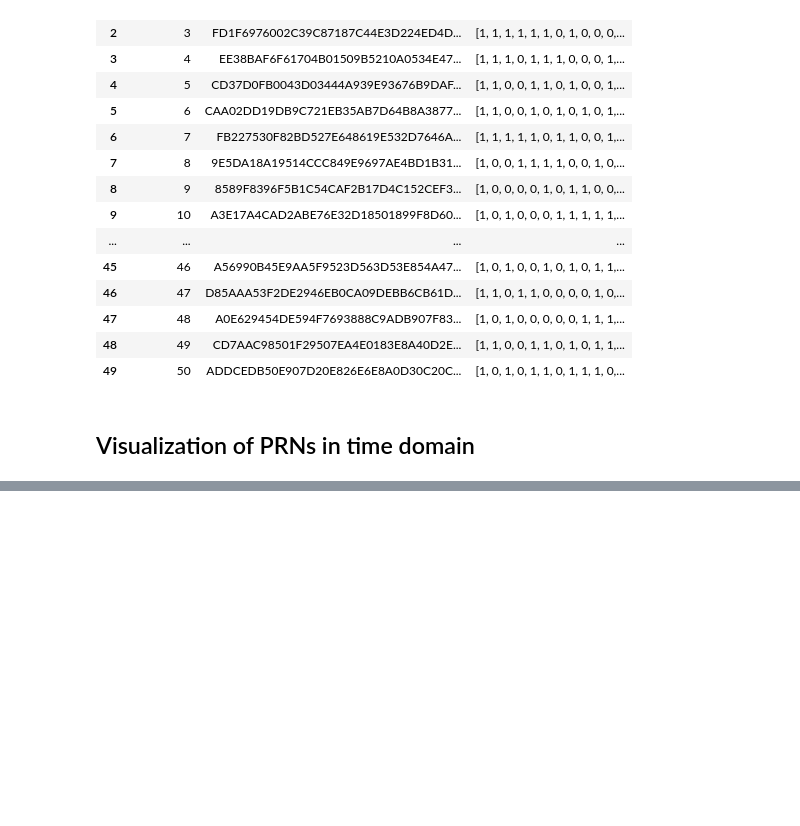
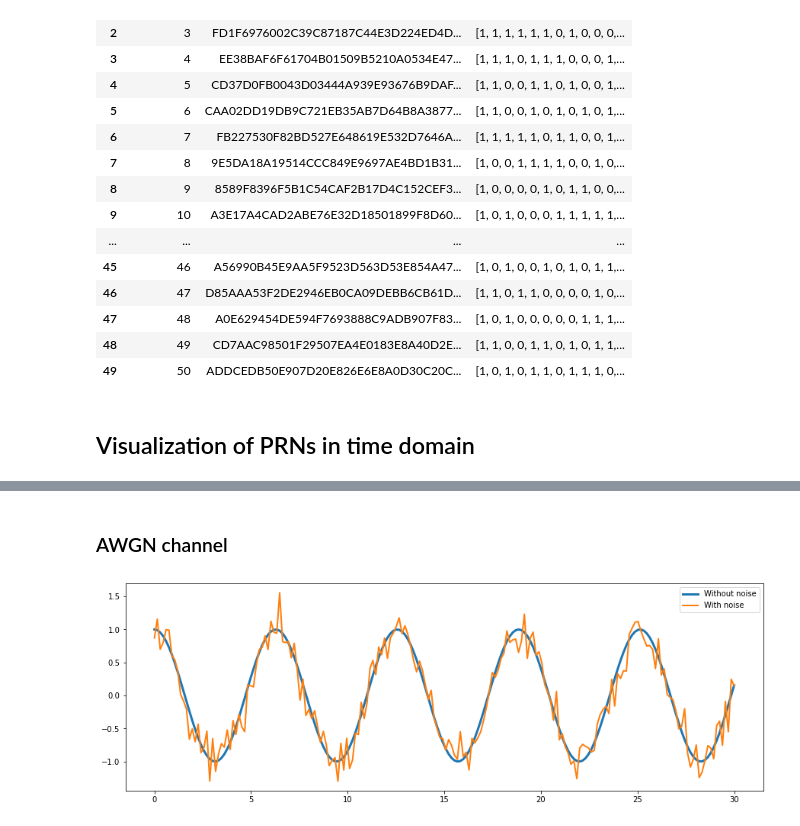
Before and after one commit to mattiasandri/usertransmitter, a Jupyter notebook: usertx.ipynb, the cells around one changed output, grey strips where cells are left out. Saved outputs shown, nothing was run; the diff lists cells and outputs as text; code cells hidden in the pictures; blank space fills up the shorter version.

Commit message:
function to simulate the awgn channel added

```diff
--- a/usertx.ipynb
+++ b/usertx.ipynb
@@ -194,0 +196,30 @@ Chip period Tc:  9.775171065493646e-07
+# %% [markdown]
+### AWGN channel
+# %%
+#This function simulaes the additive white gaussian noise channel. It takes as input the signal without the noise,
+#the power of the noise in dB and a flag that allows the generation of the noise only if it is true.
+
+def awgn(s, noise_power_dB, flag):
+    length = len(s)
+    if flag == True:
+        noise = 10 ** (noise_power_dB/20) * np.random.randn(length)
+        #this returns gaussian samples drawn from the standard normal distribution, so with zero mean and unitary
+        #variance. The zero mean is okay, but the variance of the noise should be equal to its power, so we need
+        #to multiply by the standard deviation of the noise (that is the sqrt of the power, so the sqrt of
+        #(10**noise_power_dB/10). That is why we put the multiplication factor there.
+        s = s + noise
+    return s
+
+x = np.linspace(0,30,200)
+y = np.cos(x)
+p = awgn(y, -15, True)
+
+#This is a random example, just to verify that it works
+fig = plt.figure(figsize=(15,5))
+ax = fig.add_subplot(1,1,1)
+ax.plot(x,y,label='Without noise', lw=3)
+ax.plot(x,p,label='With noise', lw=2)
+ax.legend()
+plt.show()
+# %% [output]
+[figure, added]
```
Also changed, not shown: parts of 1 cell of this notebook.
